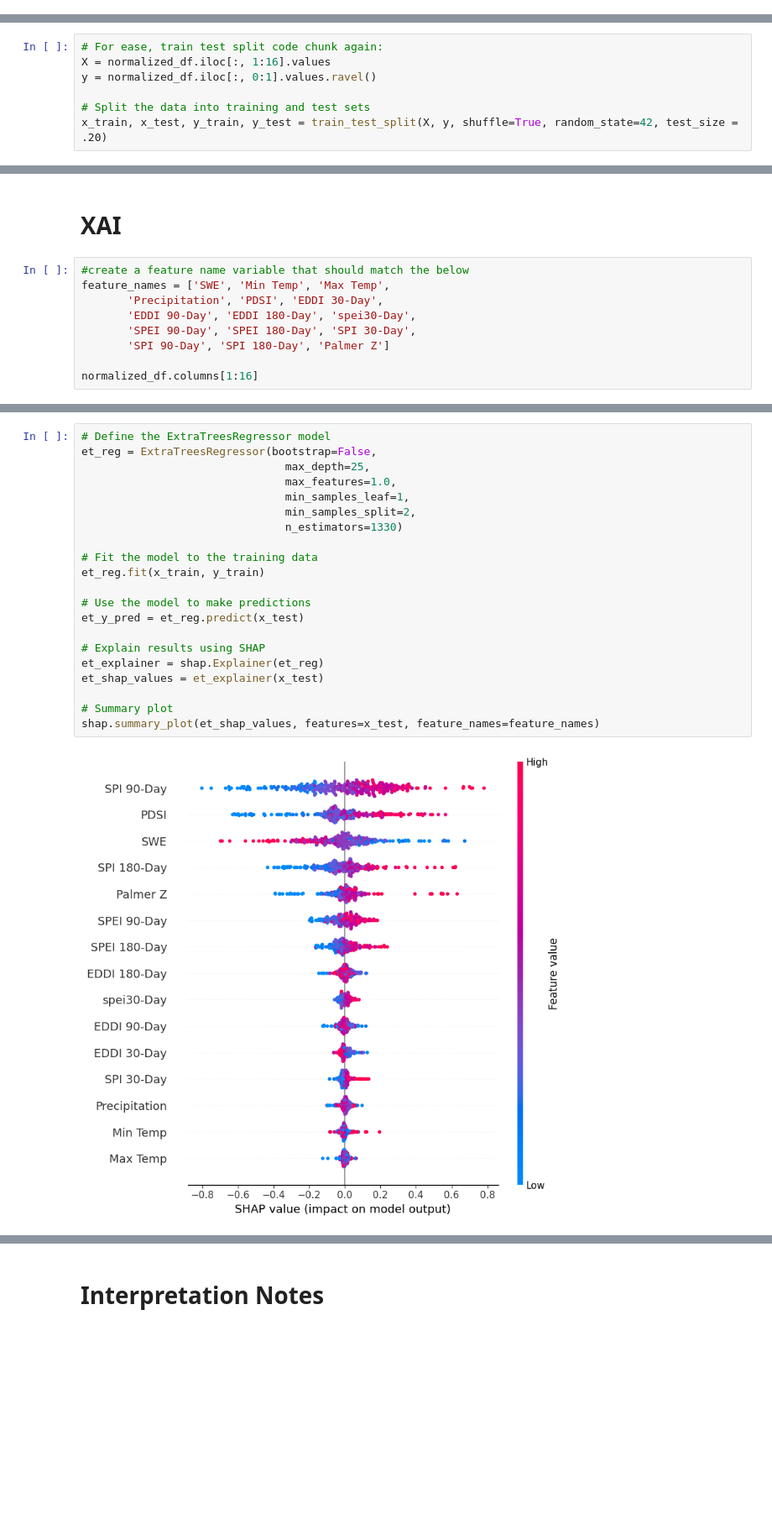
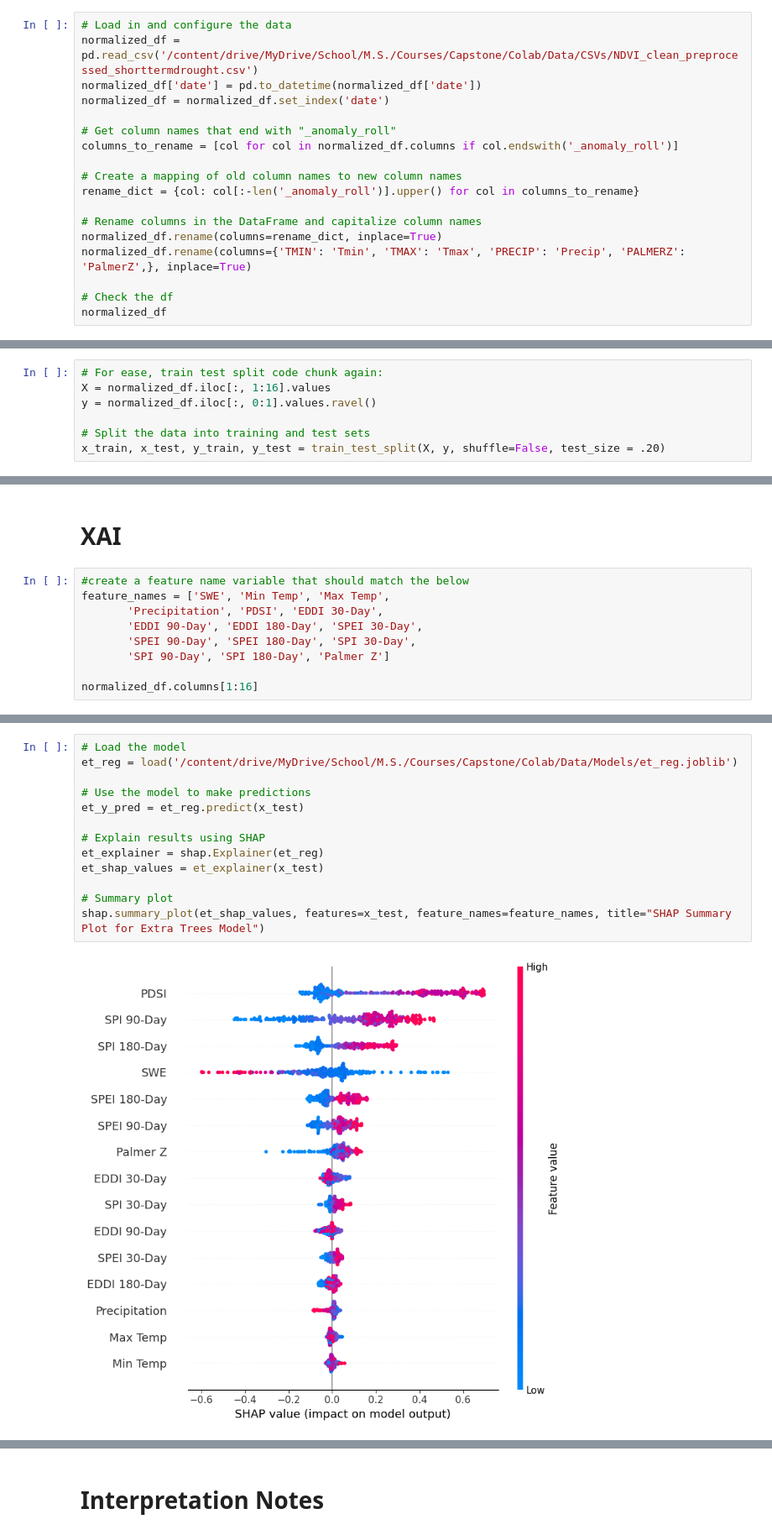
Before and after one commit to anniebritton/Ecological-Drought-ML-Modeling, a Jupyter notebook: NDVI_Modeling.ipynb, the cells around one changed output, grey strips where cells are left out. Shown at 84% size. Cells and saved outputs as stored; diff of their text form; blank space fills up the shorter version.

```diff
--- a/NDVI_Modeling.ipynb
+++ b/NDVI_Modeling.ipynb
@@ -57,0 +36,18 @@ normalized_df
+# %%
+# Load in and configure the data
+normalized_df = pd.read_csv('/content/drive/MyDrive/School/M.S./Courses/Capstone/Colab/Data/CSVs/NDVI_clean_preprocessed_shorttermdrought.csv')
+normalized_df['date'] = pd.to_datetime(normalized_df['date'])
+normalized_df = normalized_df.set_index('date')
+
+# Get column names that end with "_anomaly_roll"
+columns_to_rename = [col for col in normalized_df.columns if col.endswith('_anomaly_roll')]
+
+# Create a mapping of old column names to new column names
+rename_dict = {col: col[:-len('_anomaly_roll')].upper() for col in columns_to_rename}
+
+# Rename columns in the DataFrame and capitalize column names
+normalized_df.rename(columns=rename_dict, inplace=True)
+normalized_df.rename(columns={'TMIN': 'Tmin', 'TMAX': 'Tmax', 'PRECIP': 'Precip', 'PALMERZ': 'PalmerZ',}, inplace=True)
+
+# Check the df
+normalized_df
@@ -597,4 +480,4 @@ X = normalized_df.iloc[:, 1:16].values
 y = normalized_df.iloc[:, 0:1].values.ravel()
 
 # Split the data into training and test sets
-x_train, x_test, y_train, y_test = train_test_split(X, y, shuffle=True, random_state=42, test_size = .20)
+x_train, x_test, y_train, y_test = train_test_split(X, y, shuffle=False, test_size = .20)
@@ -730,7 +699,7 @@ plt.show()
 #create a feature name variable that should match the below
 feature_names = ['SWE', 'Min Temp', 'Max Temp',
        'Precipitation', 'PDSI', 'EDDI 30-Day',
-       'EDDI 90-Day', 'EDDI 180-Day', 'spei30-Day',
+       'EDDI 90-Day', 'EDDI 180-Day', 'SPEI 30-Day',
        'SPEI 90-Day', 'SPEI 180-Day', 'SPI 30-Day',
        'SPI 90-Day', 'SPI 180-Day', 'Palmer Z']
 
@@ -785,23 +728,15 @@ shap.force_plot(xg_explainer.expected_value, xg_shap_values.values, x_test, feat
 # %%
-# Define the ExtraTreesRegressor model
-et_reg = ExtraTreesRegressor(bootstrap=False,
-                               max_depth=25,
-                               max_features=1.0,
-                               min_samples_leaf=1,
-                               min_samples_split=2,
-                               n_estimators=1330)
-
-# Fit the model to the training data
-et_reg.fit(x_train, y_train)
+# Load the model
+et_reg = load('/content/drive/MyDrive/School/M.S./Courses/Capstone/Colab/Data/Models/et_reg.joblib')
 
 # Use the model to make predictions
 et_y_pred = et_reg.predict(x_test)
 
 # Explain results using SHAP
 et_explainer = shap.Explainer(et_reg)
 et_shap_values = et_explainer(x_test)
 
 # Summary plot
-shap.summary_plot(et_shap_values, features=x_test, feature_names=feature_names)
+shap.summary_plot(et_shap_values, features=x_test, feature_names=feature_names, title="SHAP Summary Plot for Extra Trees Model")
 # %% [output]
-[figure, old version]
+[figure, new version]
```
Also changed, not shown: parts of 56 cells of this notebook.
